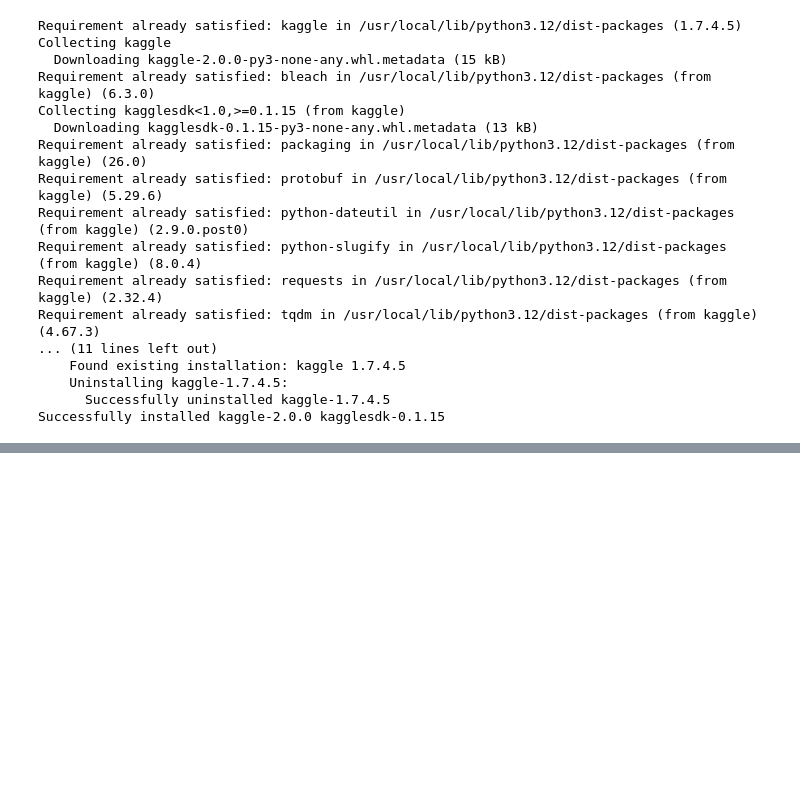
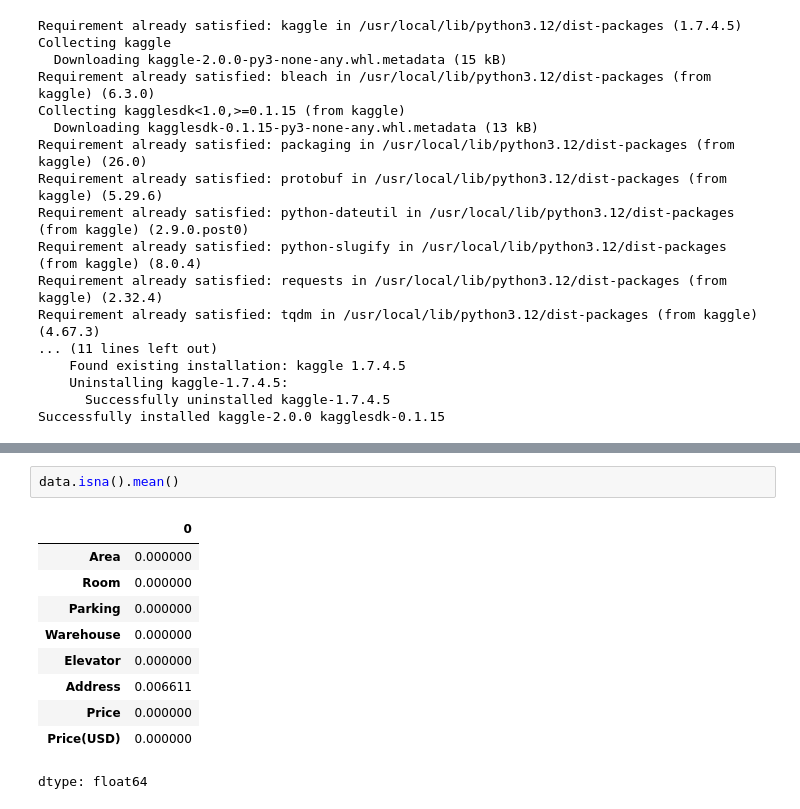
Before and after one commit to mama56655/ML-Projects, a Jupyter notebook: Untitled0.ipynb, the cells around one changed output, grey strips where cells are left out. Saved outputs shown, nothing was run; the diff lists cells and outputs as text; blank space fills up the shorter version.

```diff
--- a/Untitled0.ipynb
+++ b/Untitled0.ipynb
@@ -44,0 +126,13 @@ Index(['Area', 'Room', 'Parking', 'Warehouse', 'Elevator', 'Address', 'Price',
+# %%
+data.isna().mean()
+# %% [output]
+|  | 0 |
+| Area | 0.000000 |
+| Room | 0.000000 |
+| Parking | 0.000000 |
+| Warehouse | 0.000000 |
+| Elevator | 0.000000 |
+| Address | 0.006611 |
+| Price | 0.000000 |
+| Price(USD) | 0.000000 |
+dtype: float64
```
Also changed, not shown: parts of 10 cells of this notebook.
